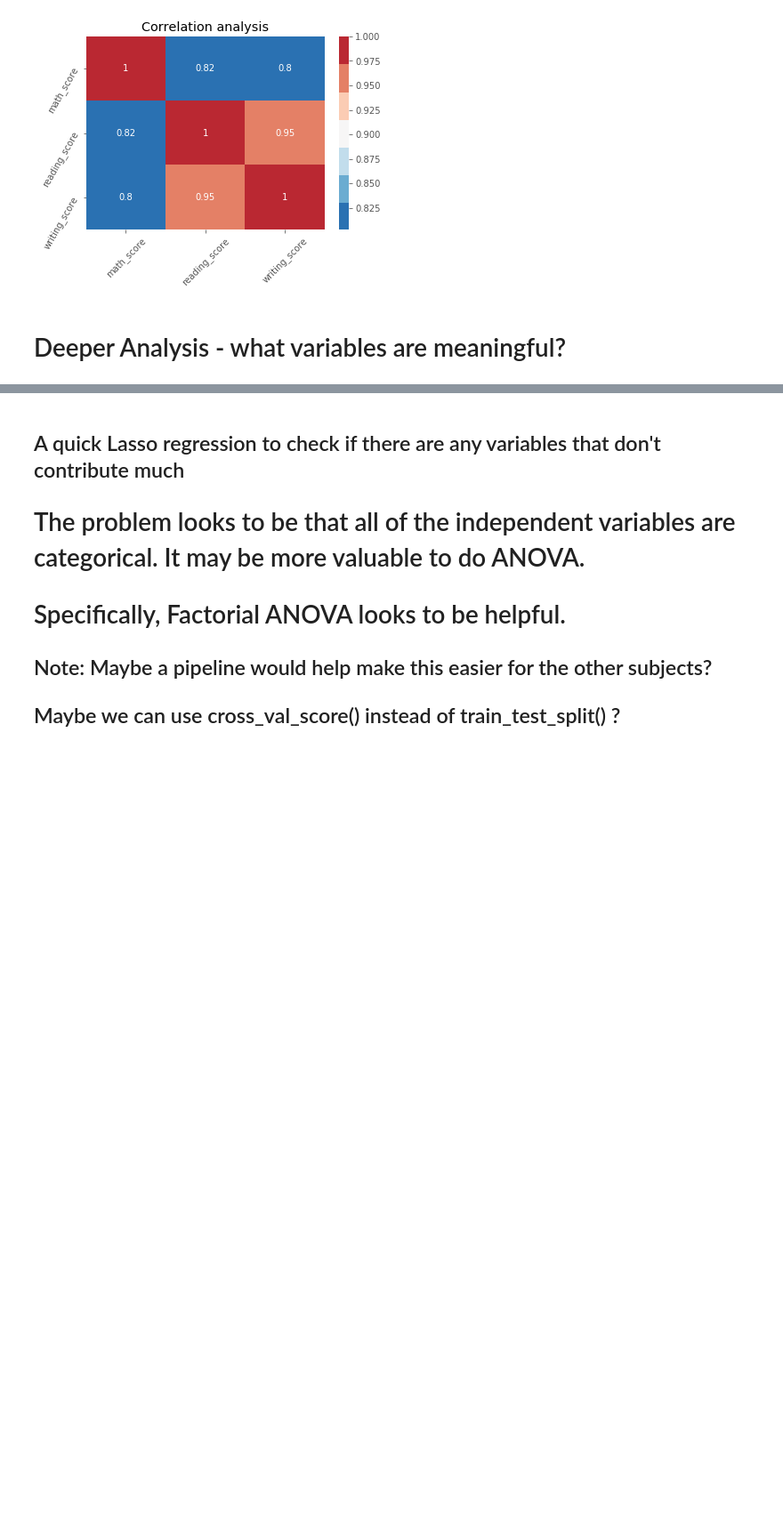
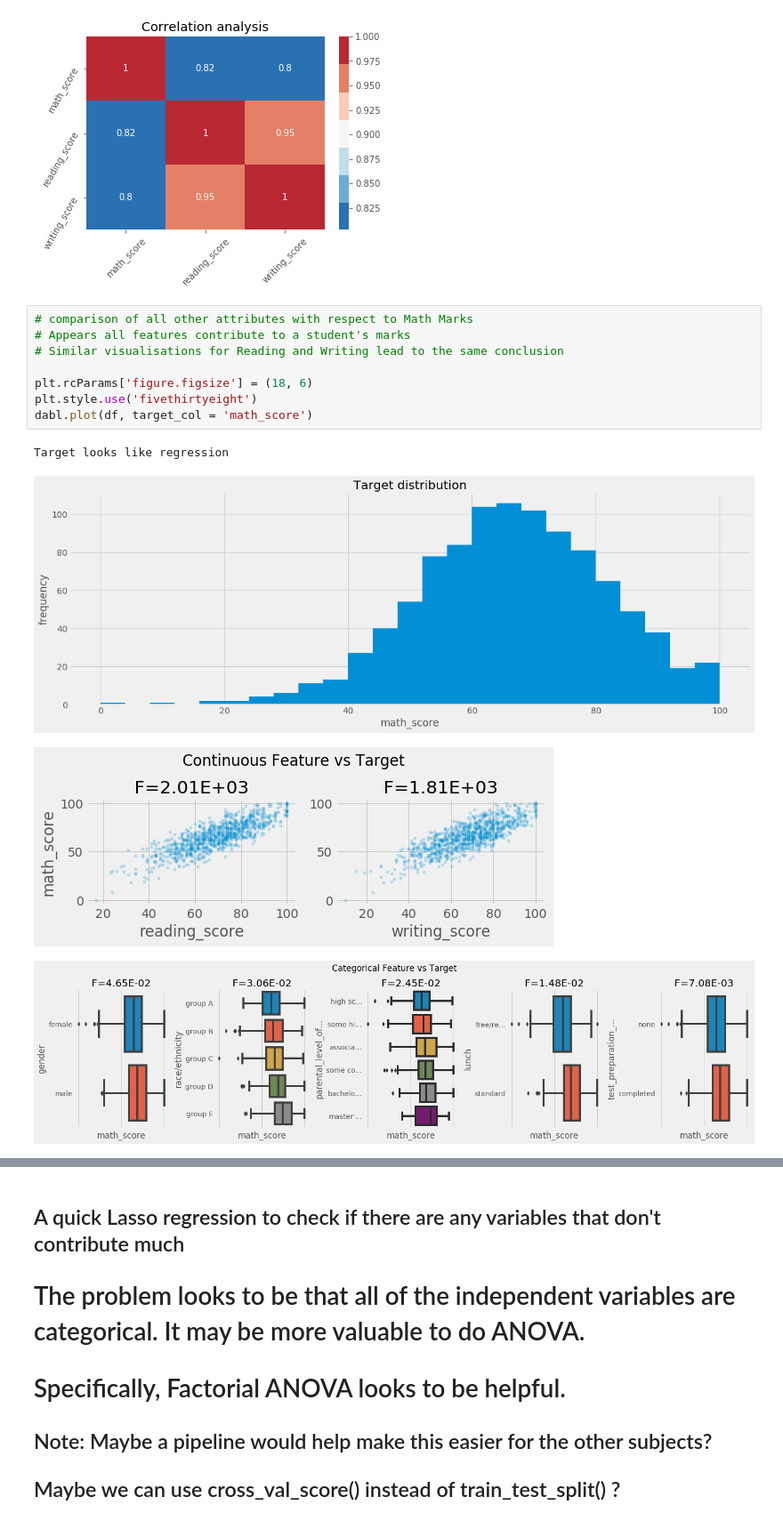
Before and after one commit to kjzhong/msa-analytics-ai, a Jupyter notebook: notebook.ipynb, the cells around one changed output, grey strips where cells are left out. Shown at 89% size. Saved outputs shown, nothing was run; the diff lists cells and outputs as text; blank space fills up the shorter version.

```diff
--- a/notebook.ipynb
+++ b/notebook.ipynb
@@ -105,5 +135,16 @@ plt.yticks(rotation = 60)
 plt.show()
 # %% [output]
 [figure]
-# %% [markdown]
-# Deeper Analysis - what variables are meaningful?
+# %%
+# comparison of all other attributes with respect to Math Marks
+# Appears all features contribute to a student's marks
+# Similar visualisations for Reading and Writing lead to the same conclusion
+
+plt.rcParams['figure.figsize'] = (18, 6)
+plt.style.use('fivethirtyeight')
+dabl.plot(df, target_col = 'math_score')
+# %% [output]
+Target looks like regression
+[figure, added]
+[figure, added]
+[figure, added]
```
Also changed, not shown: parts of 21 cells of this notebook.
